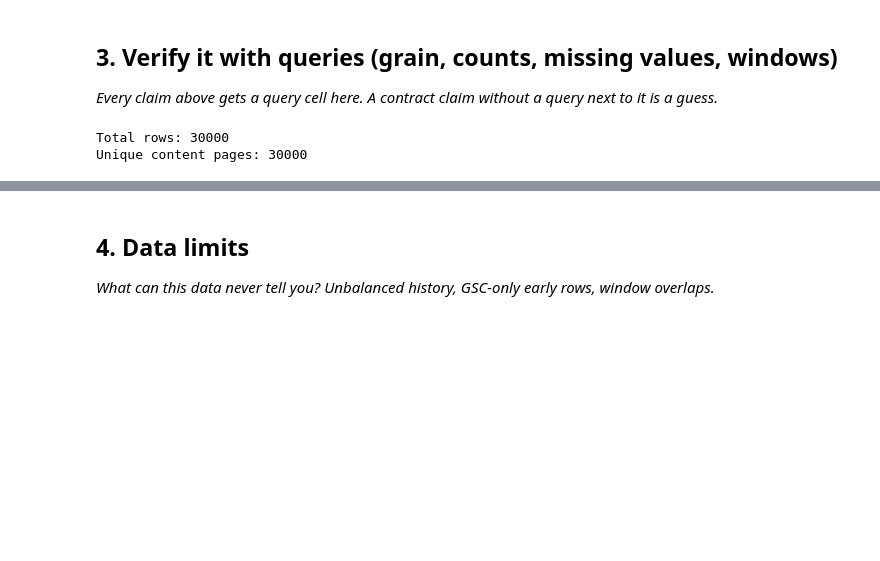
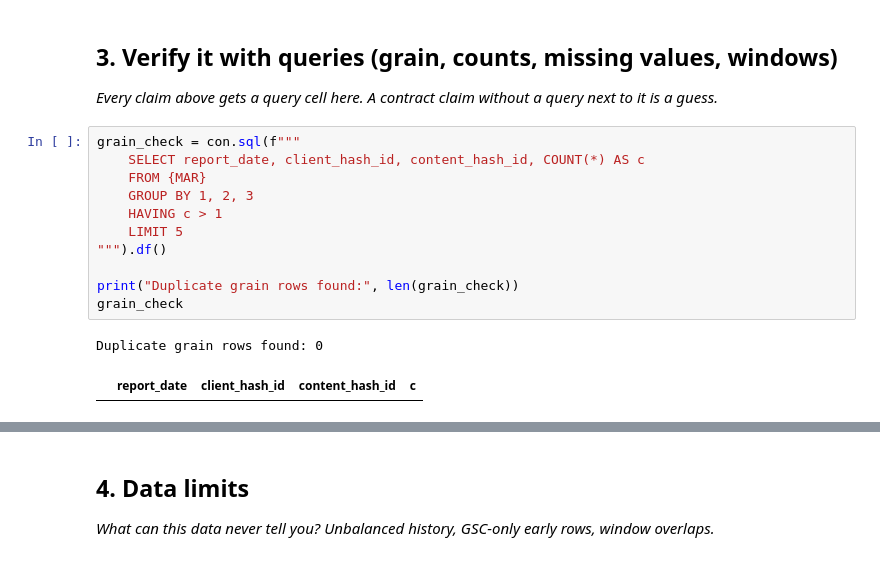
Before and after one commit to M-Sheheryar-khan/FlyRank-ML-Internship-Starter-Repo, a Jupyter notebook: work/notebooks/w03_data_contract.ipynb, the cells around one changed output, grey strips where cells are left out. Saved outputs shown, nothing was run; the diff lists cells and outputs as text; blank space fills up the shorter version.

```diff
--- a/work/notebooks/w03_data_contract.ipynb
+++ b/work/notebooks/w03_data_contract.ipynb
@@ -36,7 +93,17 @@ Unique content pages: 30000
 
 *Every claim above gets a query cell here. A contract claim without a query next to it is a guess.*
 # %%
+grain_check = con.sql(f"""
+    SELECT report_date, client_hash_id, content_hash_id, COUNT(*) AS c
+    FROM {MAR}
+    GROUP BY 1, 2, 3
+    HAVING c > 1
+    LIMIT 5
+""").df()
+
+print("Duplicate grain rows found:", len(grain_check))
+grain_check
 # %% [output]
-Total rows: 30000
-Unique content pages: 30000
+Duplicate grain rows found: 0
+|  | report_date | client_hash_id | content_hash_id | c |
 # %%
```
Also changed, not shown: parts of 6 cells of this notebook.
